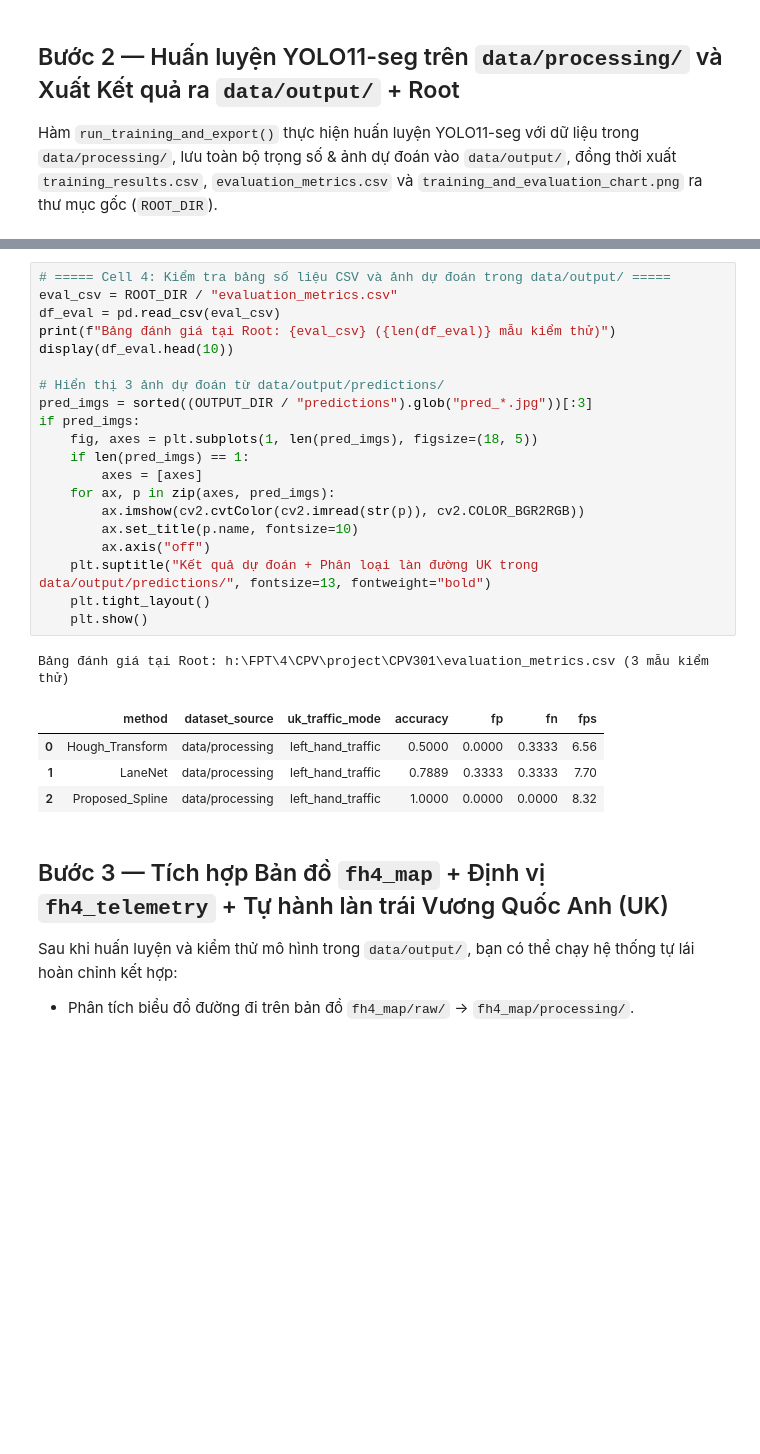
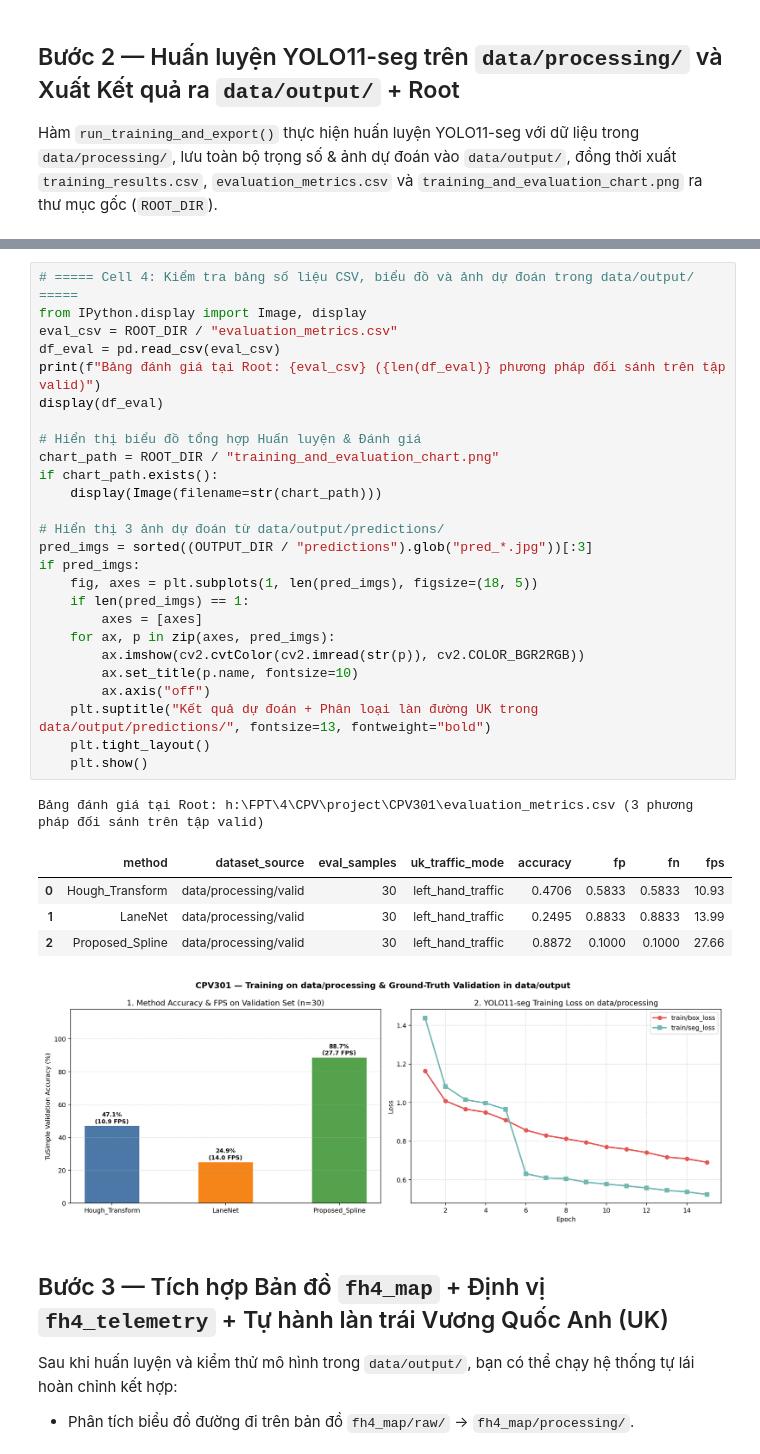
Before and after one commit to KietNH-ai/CPV301, a Jupyter notebook: notebooks/02_train.ipynb, the cells around one changed output, grey strips where cells are left out. Cells and saved outputs as stored; diff of their text form; blank space fills up the shorter version.

```diff
--- a/notebooks/02_train.ipynb
+++ b/notebooks/02_train.ipynb
@@ -134,29 +134,36 @@ Overriding model.yaml nc=80 with nc=1
 # %%
-# ===== Cell 4: Kiểm tra bảng số liệu CSV và ảnh dự đoán trong data/output/ =====
+# ===== Cell 4: Kiểm tra bảng số liệu CSV, biểu đồ và ảnh dự đoán trong data/output/ =====
+from IPython.display import Image, display
 eval_csv = ROOT_DIR / "evaluation_metrics.csv"
 df_eval = pd.read_csv(eval_csv)
-print(f"Bảng đánh giá tại Root: {eval_csv} ({len(df_eval)} mẫu kiểm thử)")
-display(df_eval.head(10))
+print(f"Bảng đánh giá tại Root: {eval_csv} ({len(df_eval)} phương pháp đối sánh trên tập valid)")
+display(df_eval)
+
+# Hiển thị biểu đồ tổng hợp Huấn luyện & Đánh giá
+chart_path = ROOT_DIR / "training_and_evaluation_chart.png"
+if chart_path.exists():
+    display(Image(filename=str(chart_path)))
 
 # Hiển thị 3 ảnh dự đoán từ data/output/predictions/
 pred_imgs = sorted((OUTPUT_DIR / "predictions").glob("pred_*.jpg"))[:3]
 if pred_imgs:
     fig, axes = plt.subplots(1, len(pred_imgs), figsize=(18, 5))
     if len(pred_imgs) == 1:
         axes = [axes]
     for ax, p in zip(axes, pred_imgs):
         ax.imshow(cv2.cvtColor(cv2.imread(str(p)), cv2.COLOR_BGR2RGB))
         ax.set_title(p.name, fontsize=10)
         ax.axis("off")
     plt.suptitle("Kết quả dự đoán + Phân loại làn đường UK trong data/output/predictions/", fontsize=13, fontweight="bold")
     plt.tight_layout()
     plt.show()
 # %% [output]
-Bảng đánh giá tại Root: h:\FPT\4\CPV\project\CPV301\evaluation_metrics.csv (3 mẫu kiểm thử)
+Bảng đánh giá tại Root: h:\FPT\4\CPV\project\CPV301\evaluation_metrics.csv (3 phương pháp đối sánh trên tập valid)
-|  | method | dataset_source | uk_traffic_mode | accuracy | fp | fn | fps |
-| 0 | Hough_Transform | data/processing | left_hand_traffic | 0.5000 | 0.0000 | 0.3333 | 6.56 |
-| 1 | LaneNet | data/processing | left_hand_traffic | 0.7889 | 0.3333 | 0.3333 | 7.70 |
-| 2 | Proposed_Spline | data/processing | left_hand_traffic | 1.0000 | 0.0000 | 0.0000 | 8.32 |
+|  | method | dataset_source | eval_samples | uk_traffic_mode | accuracy | fp | fn | fps |
+| 0 | Hough_Transform | data/processing/valid | 30 | left_hand_traffic | 0.4706 | 0.5833 | 0.5833 | 10.93 |
+| 1 | LaneNet | data/processing/valid | 30 | left_hand_traffic | 0.2495 | 0.8833 | 0.8833 | 13.99 |
+| 2 | Proposed_Spline | data/processing/valid | 30 | left_hand_traffic | 0.8872 | 0.1000 | 0.1000 | 27.66 |
+[figure, added]
 # %% [markdown]
 ## Bước 3 — Tích hợp Bản đồ `fh4_map` + Định vị `fh4_telemetry` + Tự hành làn trái Vương Quốc Anh (UK)
 
```
Also changed, not shown: parts of 3 cells of this notebook, 35 other files.
